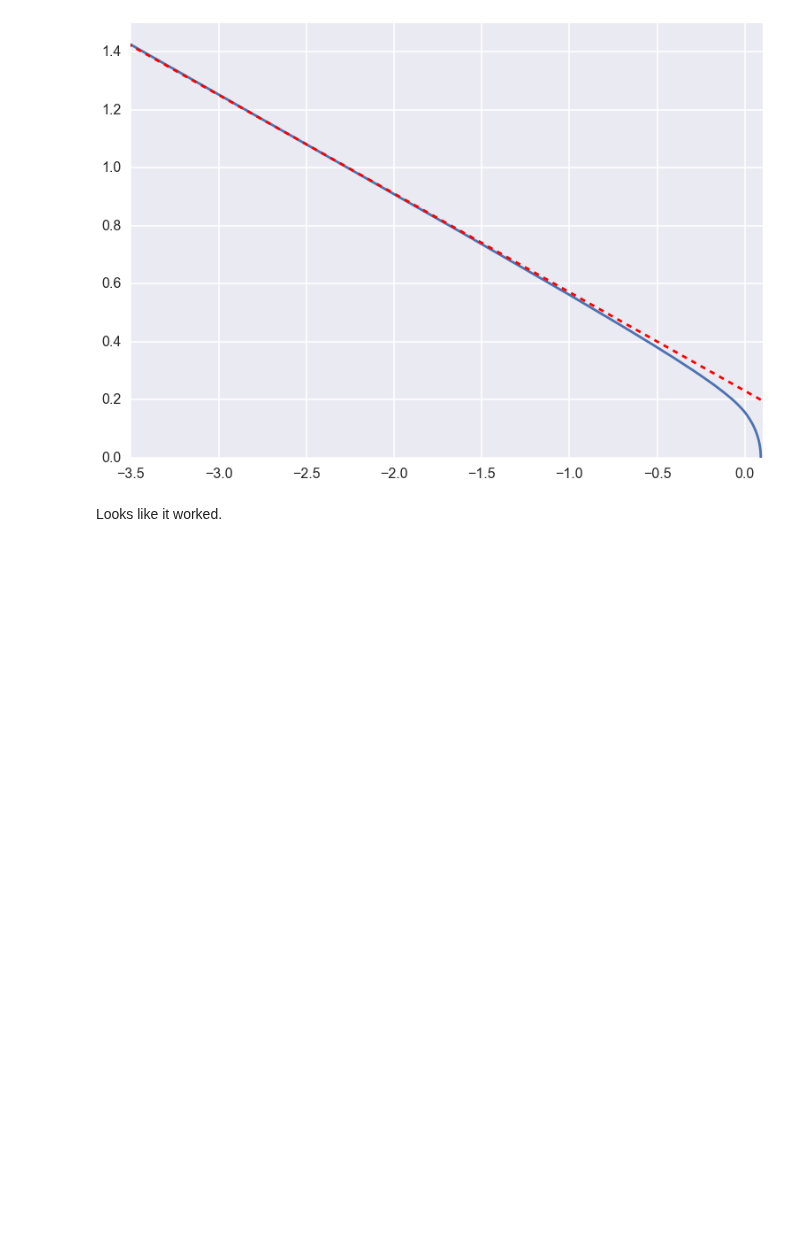
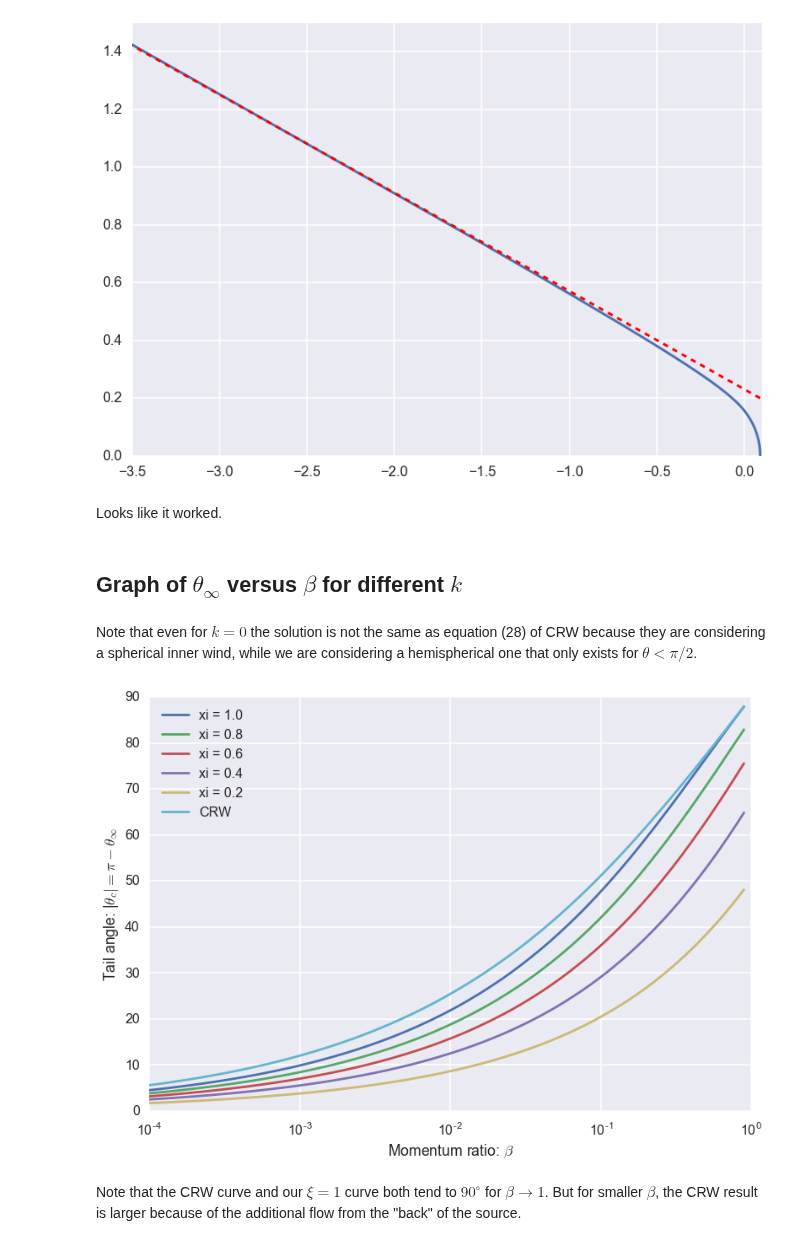
Before and after one commit to will-henney/bowshock-shape, a Jupyter notebook: CRW-shapes/t_infty-analysis.ipynb, the cells around one changed output. Drawn from its saved outputs; the diff is of its cells as text; code cells hidden in the pictures; blank space fills up the shorter version.

```diff
--- a/CRW-shapes/t_infty-analysis.ipynb
+++ b/CRW-shapes/t_infty-analysis.ipynb
@@ -113,7 +112,3 @@ def finf(th,*args):
     I = np.sqrt(np.pi)*gamma_func(0.5*(k+1))/(4*gamma_func(0.5*k+2))
     D = np.pi + 2*beta*I
     return th - C*np.tan(th) -D
-# %%
-for i in [0.5,0.6,0.7,0.8,0.9,1.0]:
-    thinf = fsolve(finf,i*np.pi,args=(beta,xi))
-    print(np.degrees(thinf))
@@ -127,0 +115,14 @@ for i in [0.5,0.6,0.7,0.8,0.9,1.0]:
+# %%
+def finf_CRW(th, beta):
+    return th - np.tan(th) - np.pi/(1.0 -beta)
+# %%
+betas = np.array([0.001, 0.01, 0.1, 0.5])
+for xi in [1.0, 0.2]:
+    for beta in betas:
+        for th_dg in [91.0, 95.0, 100.0, 110.0, 120.0]:
+            th_init = np.radians(th_dg)
+            thinf, infodict, ier, mesg = fsolve(finf,th_init,args=(beta,xi), full_output=True)
+            print(xi, beta, th_dg, np.degrees(thinf))
+# print(infodict)
+            if ier != 1:
+                print(mesg)
@@ -140,3 +159,29 @@ plt.ylim(0,1.5)
 [figure]
 # %% [markdown]
 Looks like it worked.
+# %% [markdown]
+## Graph of $\theta_\infty$ versus $\beta$ for different $k$
+# %% [markdown]
+Note that even for $k = 0$ the solution is not the same as equation (28) of CRW because they are considering a spherical inner wind, while we are considering a hemispherical one that only exists for $\theta < \pi/2$.
+# %%
+xilist = [1.0, 0.8, 0.6, 0.4, 0.2]
+betas = np.logspace(-4.0, -0.05, 200)
+# %%
+th_init = np.radians(91.0)
+fig, ax = plt.subplots(1, 1)
+for xi in xilist:
+    thinfs = np.empty_like(betas)
+    for i, beta in enumerate(betas):
+        thinfs[i] = fsolve(finf, th_init, args=(beta,xi))
+    ax.plot(betas, 180.0 - np.degrees(thinfs), label='xi = {:.1f}'.format(xi))
+for i, beta in enumerate(betas):
+    thinfs[i] = fsolve(finf_CRW, th_init, args=(beta,))
+ax.plot(betas, 180.0 - np.degrees(thinfs), label='CRW')
+ax.legend(loc='upper left')
+ax.set_xlabel(r'Momentum ratio: $\beta$')
+ax.set_ylabel(r'Tail angle: |$\theta_c| = \pi - \theta_\infty$')
+ax.set_xscale('log')
+# %% [output]
+[figure, added]
+# %% [markdown]
+Note that the CRW curve and our $\xi = 1$ curve both tend to $90^\circ$ for $\beta \to 1$. But for smaller $\beta$, the CRW result is larger because of the additional flow from the "back" of the source.
```
Also changed, not shown: parts of 3 cells of this notebook, 3 other files.
